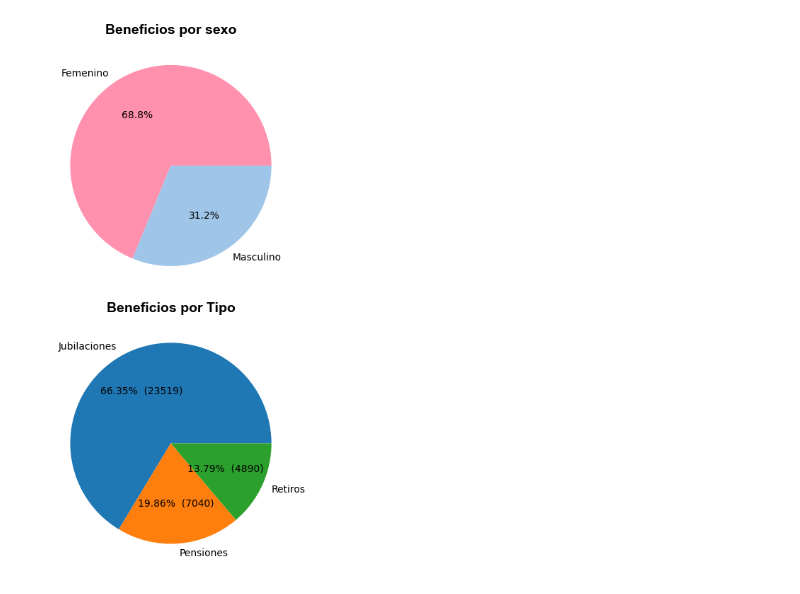
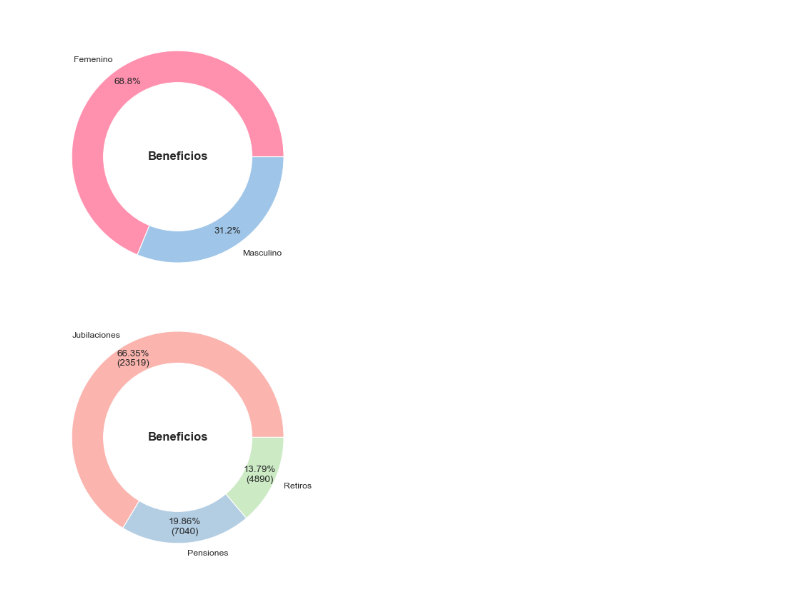
Before and after one commit to chrisgalvez/ReportesLiquidaciones, a Jupyter notebook: estadisticas-liquidaciones.ipynb, the cells around one changed output. Saved outputs shown, nothing was run; the diff lists cells and outputs as text; code cells hidden in the pictures.

```diff
--- a/estadisticas-liquidaciones.ipynb
+++ b/estadisticas-liquidaciones.ipynb
@@ -76,5 +76,5 @@ def make_autopct(values):
     def my_autopct(pct):
         total = sum(values)
         val = int(round(pct*total/100.0))
-        return '{p:.2f}%  ({v:d})'.format(p=pct,v=val)
+        return '{p:.2f}%\n({v:d})'.format(p=pct,v=val)
     return my_autopct
@@ -161,20 +135,41 @@ plt.close()
 # %%
+import matplotlib.pyplot as plt
+from matplotlib import cm
+
+cmap = plt.get_cmap("Pastel1")
+colores = [cmap(i) for i in range(3)]
+
 fig, axs = plt.subplots(2, 1, figsize=(4, 8))
 
 brutos["SEXO"] = brutos.apply(lambda x: "Masculino" if x["SEXO"] == "M" else "Femenino" if x["SEXO"] == "F" else x["SEXO"], axis=1)
-brutos.groupby("SEXO")["SEXO"].count().plot.pie(ax=axs[0], y="BRUTO", autopct="%1.1f%%", label='', colors=["#ff91af","#9fc5e8"])
-axs[0].set_title("Beneficios por sexo", fontdict={'family': 'Arial', 'size': 14, 'weight': 'bold', 'style': 'normal'})
+brutos.groupby("SEXO")["SEXO"].count().plot.pie(ax=axs[0], y="BRUTO", autopct="%1.1f%%", label='',
+    colors=["#ff91af","#9fc5e8"], pctdistance=0.85)
+#axs[0].set_title("Beneficios por sexo", fontdict={'family': 'Arial', 'size': 14, 'weight': 'bold', 'style': 'normal'})
+
+centre_circle = plt.Circle((0,0),0.70,fc='white')
+axs[0].add_artist(centre_circle)
+axs[0].text(0, 0, 'Beneficios', horizontalalignment='center', verticalalignment='center', fontsize=12, fontweight='bold')
+
+
+
 
 brutos["JPR"] = brutos.apply(lambda x: "Retiros" if x["REPARTICION"] in ("Retiro Policial", "Retiro Carcelario") else "Pensiones" if x["TIPO"]=='pen' else 'Jubilaciones', axis=1)
-brutos.groupby("JPR").count().plot.pie(ax=axs[1], y="BRUTO", autopct=make_autopct(brutos["JPR"].value_counts()), label='')
+brutos.groupby("JPR").count().plot.pie(ax=axs[1], y="BRUTO", autopct=make_autopct(brutos["JPR"].value_counts())
+    ,colors=colores, label='', pctdistance=0.85)
 plt.legend().remove()
-axs[1].set_title('Beneficios por Tipo',  fontdict={'family': 'Arial', 'size': 14, 'weight': 'bold', 'style': 'normal'})
+#axs[1].set_title('Beneficios por Tipo',  fontdict={'family': 'Arial', 'size': 14, 'weight': 'bold', 'style': 'normal'})
+
+centre_circle = plt.Circle((0, 0), 0.70, fc='white')
+axs[1].add_artist(centre_circle)
+axs[1].text(0, 0, 'Beneficios', horizontalalignment='center', verticalalignment='center', fontsize=12, fontweight='bold')
+
 plt.tight_layout()
+
 
 temp_pie_beneficios_sexo_tipo = tempfile.NamedTemporaryFile(delete=False, suffix='.png')
 plt.savefig(temp_pie_beneficios_sexo_tipo.name)
 plt.show()
 plt.close()
 # %% [output]
-[figure, old version]
+[figure, new version]
 # %%
```
Also changed, not shown: parts of 10 cells of this notebook, 1 other file.
